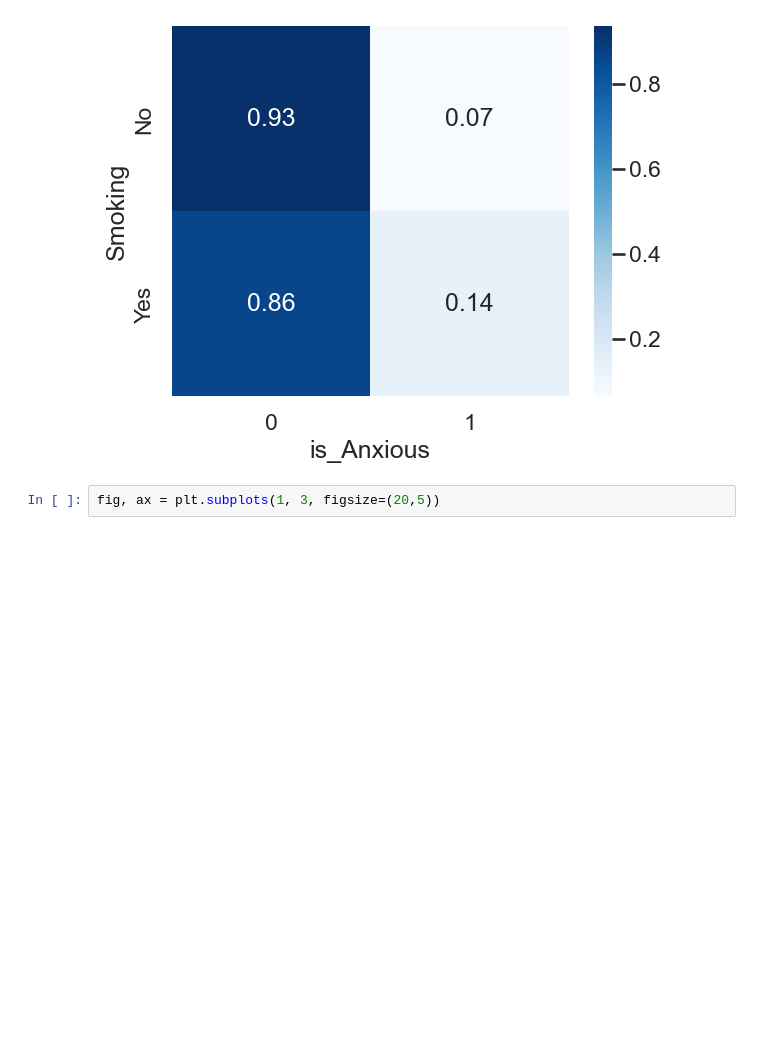
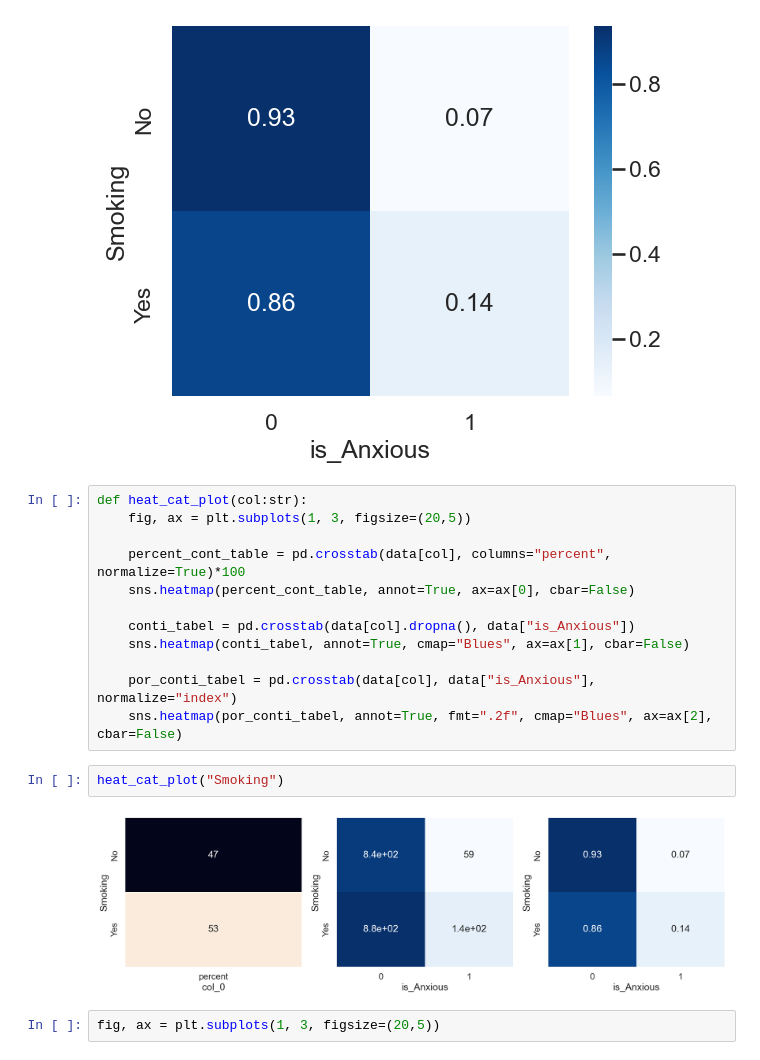
Before and after one commit to sabzparto/BC-mini-project, a Jupyter notebook: social_anxiety.ipynb, the cells around one changed output. Saved outputs shown, nothing was run; the diff lists cells and outputs as text; blank space fills up the shorter version.

```diff
--- a/social_anxiety.ipynb
+++ b/social_anxiety.ipynb
@@ -211,6 +111,22 @@ sns.heatmap(conti_tabel, annot=True, fmt=".2f", cmap="Blues")
 # %% [output]
 <Axes: xlabel='is_Anxious', ylabel='Smoking'>
 [figure]
+# %%
+def heat_cat_plot(col:str):
+    fig, ax = plt.subplots(1, 3, figsize=(20,5))
+
+    percent_cont_table = pd.crosstab(data[col], columns="percent", normalize=True)*100
+    sns.heatmap(percent_cont_table, annot=True, ax=ax[0], cbar=False)
+
+    conti_tabel = pd.crosstab(data[col].dropna(), data["is_Anxious"])
+    sns.heatmap(conti_tabel, annot=True, cmap="Blues", ax=ax[1], cbar=False)
+
+    por_conti_tabel = pd.crosstab(data[col], data["is_Anxious"], normalize="index")
+    sns.heatmap(por_conti_tabel, annot=True, fmt=".2f", cmap="Blues", ax=ax[2], cbar=False)
+# %%
+heat_cat_plot("Smoking")
+# %% [output]
+[figure, added]
 # %%
 fig, ax = plt.subplots(1, 3, figsize=(20,5))
 # %% [output]
```
Also changed, not shown: parts of 14 cells of this notebook.
